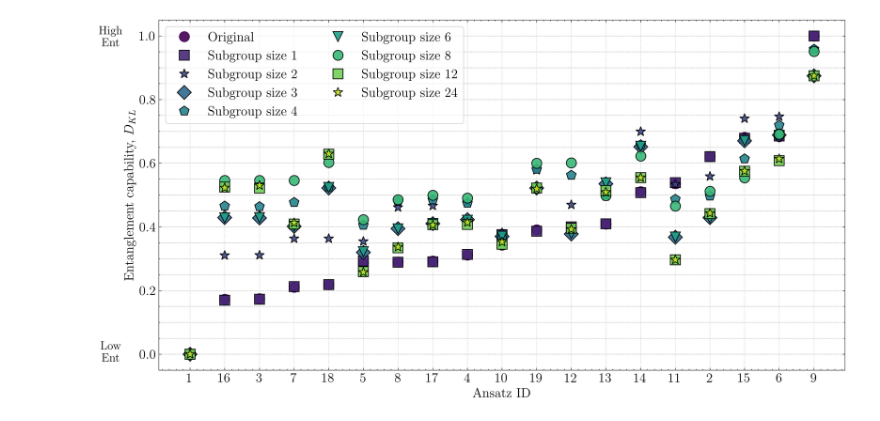
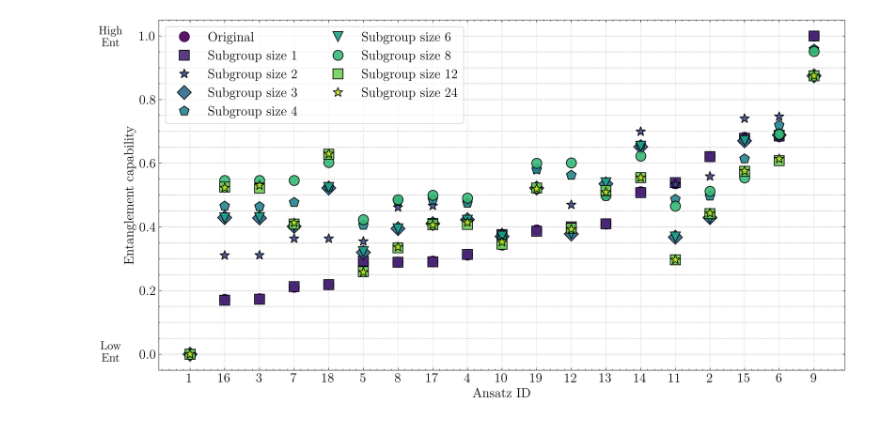
Before and after one commit to valterUo/data_symmetries, a Jupyter notebook: visuals/visualize_entangling.ipynb, the cells around one changed output. Saved outputs shown, nothing was run; the diff lists cells and outputs as text; code cells hidden in the pictures.

Commit message:
Fix figure axis title

```diff
--- a/visuals/visualize_entangling.ipynb
+++ b/visuals/visualize_entangling.ipynb
@@ -108,32 +108,32 @@ for i, subgroup in enumerate(unique_subgroups):
         color=colors[i],
         markersize=12,
         markeredgecolor='black' if subgroup > 0 else colors[i],
         alpha=0.9
     )
 
 # --- Configure Axes and Labels ---
 #ax.set_yscale('log')
 ax.set_xticks(range(len(sorted_ansatze)))
 ax.set_xticklabels(sorted_ansatze, rotation=0)
 
 ax.set_xlabel("Ansatz ID")
-ax.set_ylabel("Entanglement capability, $D_{KL}$")
+ax.set_ylabel("Entanglement capability")
 #ax.set_title(f"Entanglement vs. Circuit ID for Different Subgroup Sizes (Layer {layer_to_plot})")
 
 # --- Add Legend and Grid ---
 # Create legend with two columns
 ax.legend(frameon=True, loc='upper left', facecolor='white', framealpha=0.7, ncol=2)
 ax.grid(True, which="both", axis='y', linestyle='--', linewidth=0.5)
 ax.grid(True, which="major", axis='x', linestyle=':', linewidth=0.5)
 
 # --- Add Entanglement Direction Arrows ---
 ax.annotate('High\nEnt', xy=(-0.07, 0.95), xycoords='axes fraction', ha='center', va='center', fontsize=14)
 ax.annotate('', xy=(-0.07, 0.85), xycoords='axes fraction', xytext=(-0.07, 0.65))
 
 ax.annotate('Low\nEnt', xy=(-0.07, 0.05), xycoords='axes fraction', ha='center', va='center', fontsize=14)
 ax.annotate('', xy=(-0.07, 0.15), xycoords='axes fraction', xytext=(-0.07, 0.35))
 
 plt.tight_layout(pad=1.5)
 plt.show()
 # %% [output]
-[figure, old version]
+[figure, new version]
```
